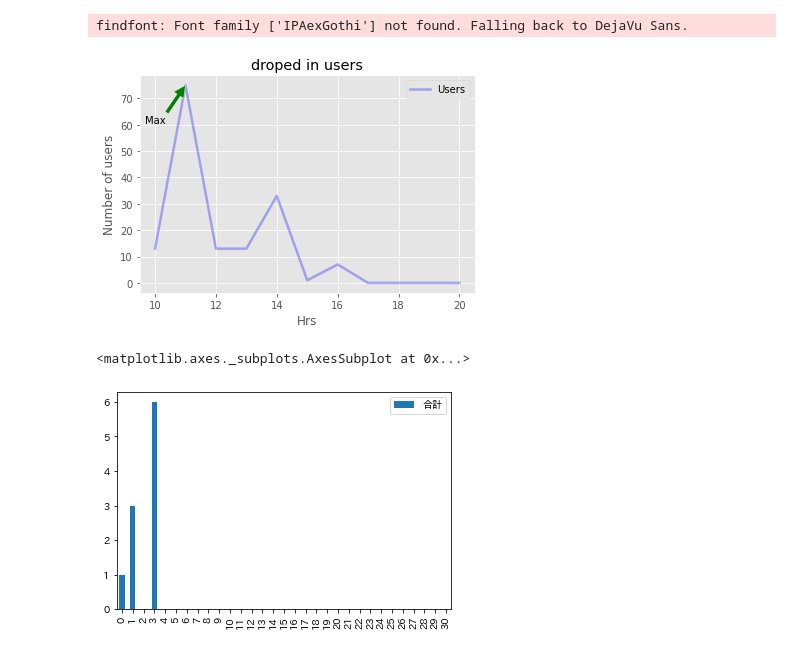
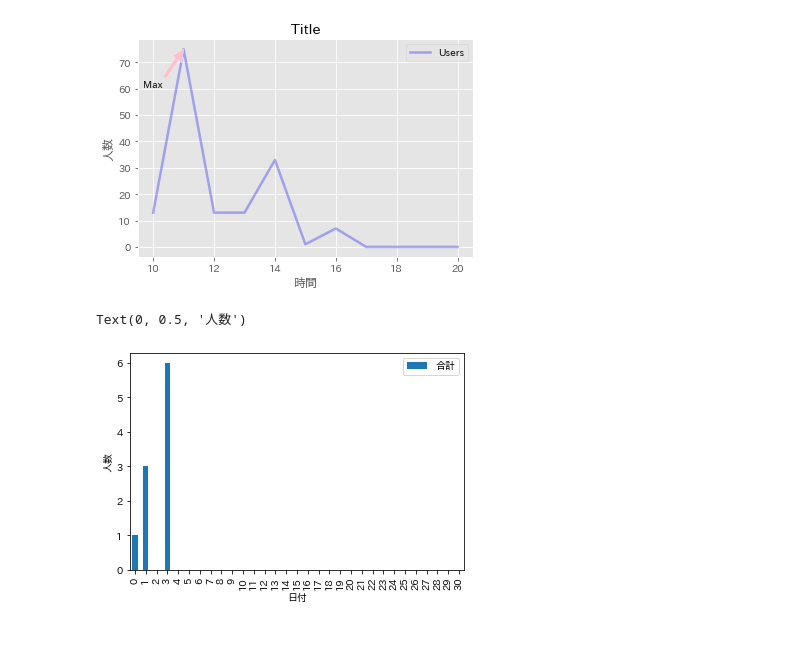
Before and after one commit to Jin01-galaxy/Learn_Python3, a Jupyter notebook: Matplotlib/visualization.ipynb, the cells around one changed output. Saved outputs shown, nothing was run; the diff lists cells and outputs as text; code cells hidden in the pictures.

```diff
--- a/Matplotlib/visualization.ipynb
+++ b/Matplotlib/visualization.ipynb
@@ -12,20 +13,20 @@ time_hrs = [10,11,12,13,14,15,16,17,18,19,20]
 style.use('ggplot')
 plt.plot(time_hrs,users,color = 'b', label='Users', linewidth=2.5,alpha=.3)
 # plt.axis([10,20,0,100,])
-plt.title('droped in users')
+plt.title('Title')
 #annotate
-plt.annotate('Max',ha='center', va='bottom', xytext=(10,60), xy =(11,75),arrowprops = {'facecolor' : 'green'})
-plt.xlabel('Hrs')
-plt.ylabel('Number of users')
+plt.annotate('Max',ha='center', va='bottom', xytext=(10,60), xy =(11,75),arrowprops = {'facecolor' : 'pink'})
+plt.xlabel('時間')
+plt.ylabel('人数')
 plt.legend()
 plt.show()
 # %% [output]
-findfont: Font family ['IPAexGothi'] not found. Falling back to DejaVu Sans.
-[figure, old version]
+[figure, new version]
 # %%
 df = pd.read_csv('Users_data.csv')
-
 df.plot.bar(y=['合計'])
+plt.xlabel('日付')
+plt.ylabel('人数')
 # %% [output]
-<matplotlib.axes._subplots.AxesSubplot at 0x...>
+Text(0, 0.5, '人数')
-[figure, old version]
+[figure, new version]
```
Also changed, not shown: parts of 12 cells of this notebook, 1 other file.
